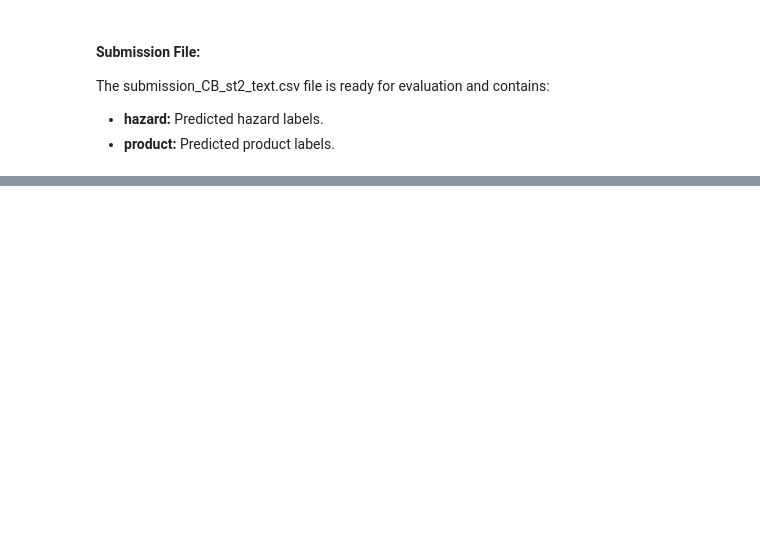
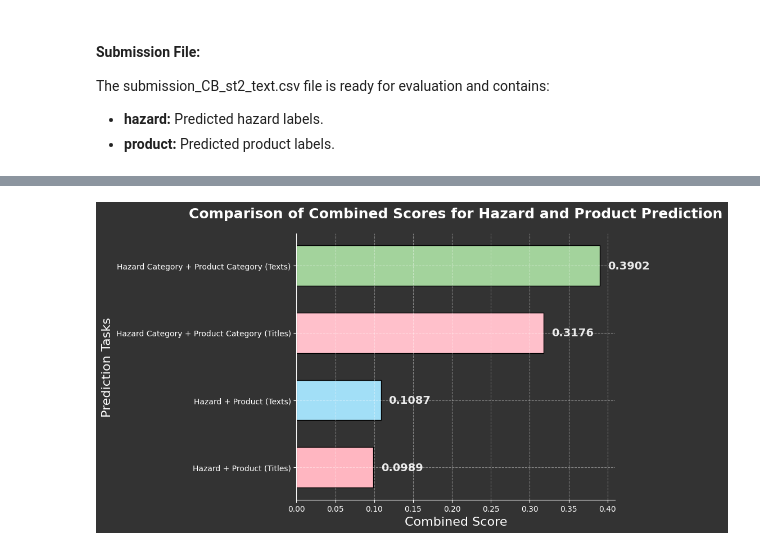
Before and after one commit to LefkiAth/SemEval2025, a Jupyter notebook: code/Benchmark_Analysis_CB.ipynb, the cells around one changed output, grey strips where cells are left out. Cells and saved outputs as stored; diff of their text form; code cells hidden in the pictures; blank space fills up the shorter version.

```diff
--- a/code/Benchmark_Analysis_CB.ipynb
+++ b/code/Benchmark_Analysis_CB.ipynb
@@ -1700,0 +1953,49 @@ submission_CB_st2_text.to_csv('submission_CB_st2_text.csv', index=False)
+# %%
+import matplotlib.pyplot as plt
+import numpy as np
+
+# Define the data
+categories = ['Hazard + Product (Titles)', 'Hazard + Product (Texts)',
+              'Hazard Category + Product Category (Titles)', 'Hazard Category + Product Category (Texts)']
+scores = [0.0989, 0.1087, 0.3176, 0.3902]  # Combined Scores
+
+# Define custom colors (pastel shades for elegance)
+colors = ['#FFB6C1', '#A2DFF7', '#FFC0CB', '#A3D39C']
+
+# Set dark grey background
+plt.rcParams['axes.facecolor'] = '#333333'  # Dark grey background
+plt.rcParams['figure.facecolor'] = '#333333'  # Dark grey for the figure as well
+plt.rcParams['axes.edgecolor'] = 'white'  # White edges for contrast
+plt.rcParams['grid.color'] = 'white'  # White gridlines
+
+# Create the plot
+fig, ax = plt.subplots(figsize=(10, 6))
+
+# Creating the bar plot
+bars = ax.barh(categories, scores, color=colors, edgecolor="black", height=0.6)
+
+# Annotate the scores with white text for better visibility on dark background
+for i, bar in enumerate(bars):
+    width = bar.get_width()
+    ax.text(width + 0.01, bar.get_y() + bar.get_height()/2, f'{width:.4f}',
+            va='center', ha='left', fontsize=14, fontweight='bold', color='white', alpha=0.9)
+
+# Add titles and labels with light colors
+ax.set_title('Comparison of Combined Scores for Hazard and Product Prediction',
+             fontsize=18, fontweight='bold', color='white', pad=20)
+
+ax.set_xlabel('Combined Score', fontsize=16, color='white')
+ax.set_ylabel('Prediction Tasks', fontsize=16, color='white')
+
+# Customize the grid
+ax.grid(True, linestyle='--', alpha=0.4)
+
+# Remove spines for a cleaner look
+ax.spines['top'].set_visible(False)
+ax.spines['right'].set_visible(False)
+
+# Display the plot
+plt.tight_layout()
+plt.show()
+# %% [output]
+[figure, added]
```
Also changed, not shown: parts of 9 cells of this notebook.
